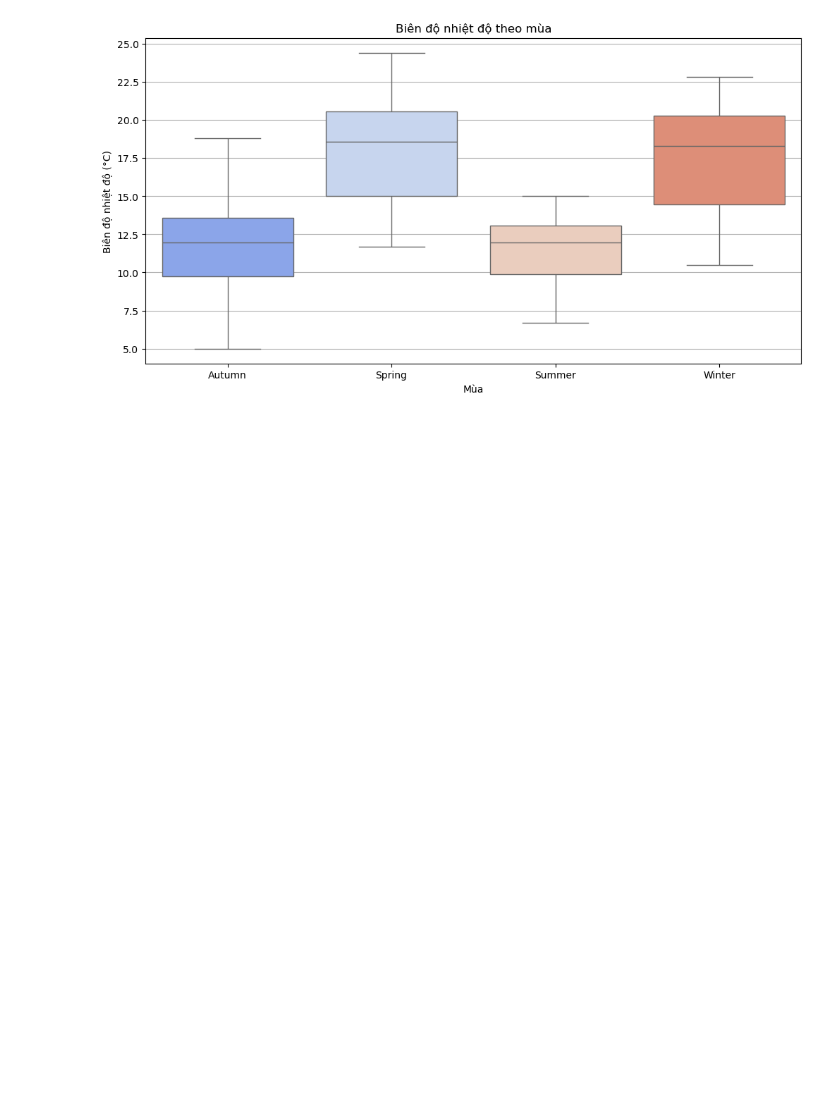
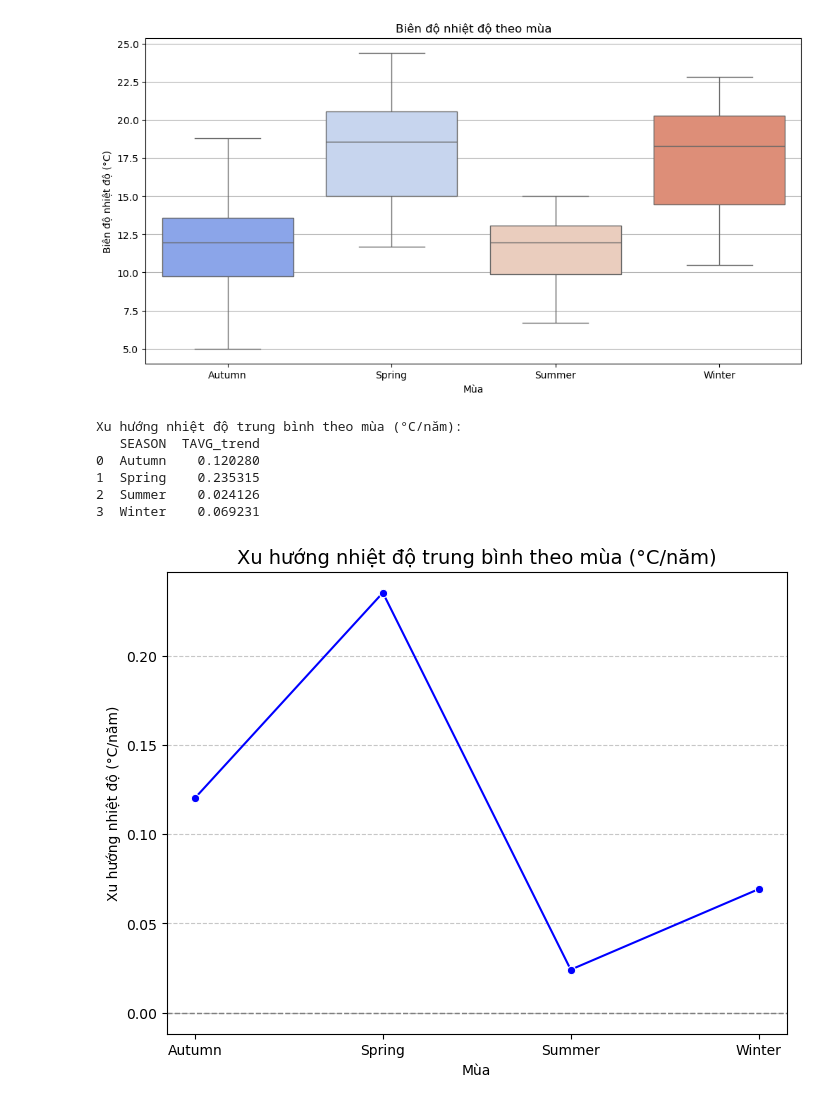
Before and after one commit to huyvanzzz/Data-Processing-Programming, a Jupyter notebook: Temperature_by_season.ipynb, the cells around one changed output. Drawn from its saved outputs; the diff is of its cells as text; code cells hidden in the pictures; blank space fills up the shorter version.

```diff
--- a/Temperature_by_season.ipynb
+++ b/Temperature_by_season.ipynb
@@ -131,3 +131,45 @@ Passing `palette` without assigning `hue` is deprecated and will be removed in v
 
   sns.boxplot(data=seasonal_stats, x='SEASON', y='TEMP_range', palette='coolwarm')
 [figure]
+# %%
+import numpy as np
+from scipy.stats import linregress
+
+# Tính xu hướng nhiệt độ theo từng mùa
+def calculate_trend(data, season):
+    seasonal_data = data[data['SEASON'] == season]
+    if len(seasonal_data) > 1:  # Chỉ thực hiện nếu có đủ dữ liệu
+        slope, intercept, r_value, p_value, std_err = linregress(seasonal_data['YEAR'], seasonal_data['TAVG_mean'])
+        return slope  # Trả về độ dốc (slope) của hồi quy
+    return np.nan
+
+# Tính độ dốc xu hướng cho từng mùa
+seasonal_trends = seasonal_stats.groupby('SEASON').apply(lambda x: calculate_trend(x, x.name)).reset_index(name='TAVG_trend')
+seasonal_trends = seasonal_trends.dropna()  # Loại bỏ mùa không đủ dữ liệu
+print("Xu hướng nhiệt độ trung bình theo mùa (°C/năm):")
+print(seasonal_trends)
+# %% [output]
+Xu hướng nhiệt độ trung bình theo mùa (°C/năm):
+   SEASON  TAVG_trend
+0  Autumn    0.120280
+1  Spring    0.235315
+2  Summer    0.024126
+3  Winter    0.069231
+# %%
+# Vẽ biểu đồ đường cho xu hướng nhiệt độ trung bình
+plt.figure(figsize=(8, 6))
+sns.lineplot(
+    data=seasonal_trends,
+    x='SEASON',
+    y='TAVG_trend',
+    marker='o',
+    color='b'
+)
+plt.title("Xu hướng nhiệt độ trung bình theo mùa (°C/năm)", fontsize=14)
+plt.xlabel("Mùa")
+plt.ylabel("Xu hướng nhiệt độ (°C/năm)")
+plt.axhline(0, color='gray', linestyle='--', linewidth=1)  # Đường tham chiếu tại 0
+plt.grid(axis='y', linestyle='--', alpha=0.7)
+plt.show()
+# %% [output]
+[figure, added]
```
